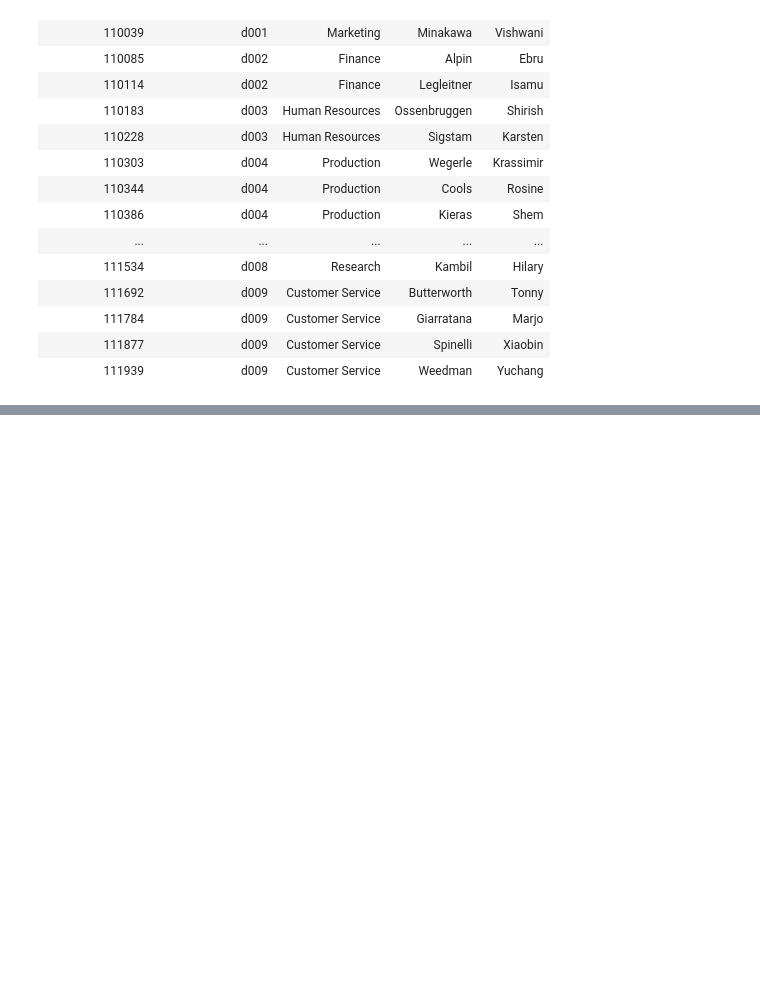
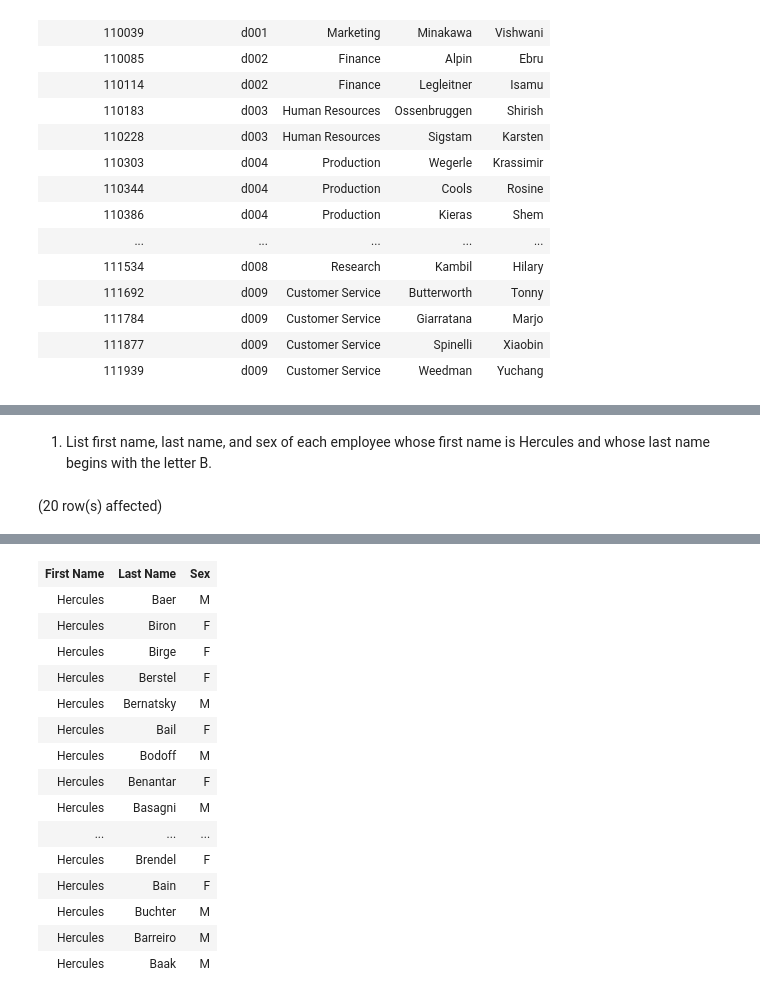
Before and after one commit to Ethan-sev/sql-challenge, a Jupyter notebook: EmployeeSQL/Notebook-1.ipynb, the cells around one changed output, grey strips where cells are left out. Drawn from its saved outputs; the diff is of its cells as text; code cells hidden in the pictures; blank space fills up the shorter version.

```diff
--- a/EmployeeSQL/Notebook-1.ipynb
+++ b/EmployeeSQL/Notebook-1.ipynb
@@ -83,0 +115,13 @@ Total execution time: 00:00:00.002
+# %% [markdown]
+1. List first name, last name, and sex of each employee whose first name is Hercules and whose last name begins with the letter B.
+# %%
+SELECT
+    first_name AS "First Name",
+    last_name AS "Last Name",
+    sex AS "Sex"
+FROM
+    Employees
+WHERE
+    first_name = 'Hercules' AND last_name LIKE 'B%'
+# %% [output]
+(20 row(s) affected)
@@ -83,0 +129,16 @@ Total execution time: 00:00:00.002
+| First Name | Last Name | Sex |
+| Hercules | Baer | M |
+| Hercules | Biron | F |
+| Hercules | Birge | F |
+| Hercules | Berstel | F |
+| Hercules | Bernatsky | M |
+| Hercules | Bail | F |
+| Hercules | Bodoff | M |
+| Hercules | Benantar | F |
+| Hercules | Basagni | M |
+| ... | ... | ... |
+| Hercules | Brendel | F |
+| Hercules | Bain | F |
+| Hercules | Buchter | M |
+| Hercules | Barreiro | M |
+| Hercules | Baak | M |
```
Also changed, not shown: parts of 8 cells of this notebook.
